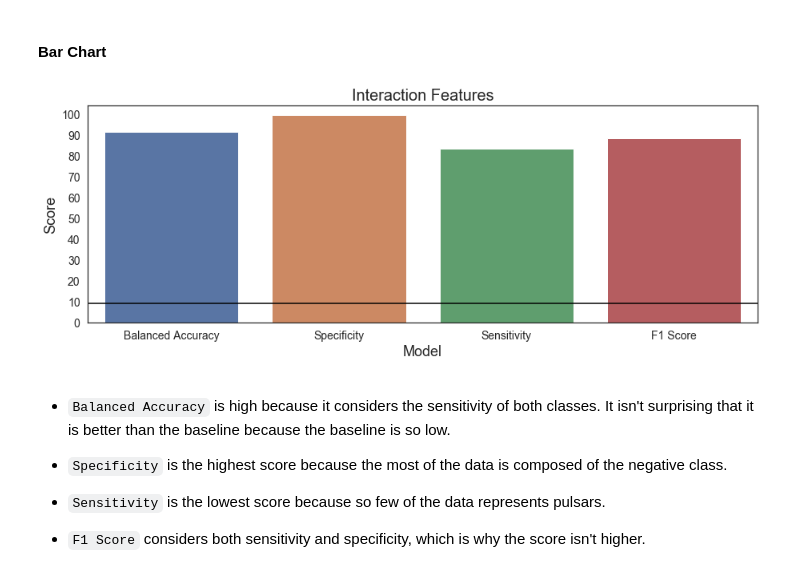
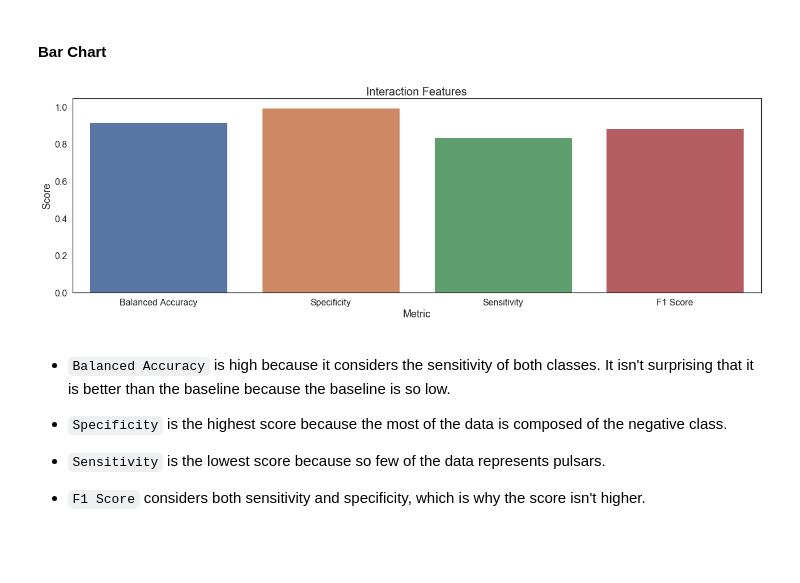
Before and after one commit to a-bergman/Pulsar-Star-Prediction, a Jupyter notebook: Code/Modeling & Evaluation.ipynb, the cells around one changed output. Cells and saved outputs as stored; diff of their text form; code cells hidden in the pictures; blank space fills up the shorter version.

```diff
--- a/Code/Modeling & Evaluation.ipynb
+++ b/Code/Modeling & Evaluation.ipynb
@@ -346,12 +328,5 @@ def create_confusion_matrix(y, y_preds):
 # %% [markdown]
 We will generate two scores based off the confusion matrix: specificity and sensitivity; we will go into what these scores measure in a few cells.
-# %%
-# Calculating specificity from a confusion matrix
-
-def specificity(y, y_pred):
-    cm          = confusion_matrix(y, y_pred)
-    specificity = cm[0,0] / (cm[0,0] + cm[0,1])
-    return specificity
 # %% [markdown]
 In addition to metric scores, we will also calculate a ROC-AUC score.  The ROC (receiver operating characteristic) shows us a binary classification model's ability to distinguish between two classes; we will plot this curve for the best model as determined by metric scores.
 
@@ -797,6 +689,18 @@ def display_side_by_side(*args):
     for df in args:
         html_str += df.to_html()
     display_html(html_str.replace('table', 'table style="display:inline"'), raw = True)
+# %%
+# Ploting A Single Barplot
+
+def barplot(x, y, df, title, label, ylabel, dim):
+    plt.figure(figsize = (18,6), facecolor = "white")
+    plt.title(f"{title}", size = 20)
+    sns.barplot(x = x, y = y, data = df)
+    plt.xlabel(label, size = 18)
+    plt.ylabel(ylabel, size = 18)
+    plt.xticks(size = 16)
+    plt.yticks(size = 16)
+    plt.tight_layout()
 # %% [markdown]
 ### Dataframes
 # %% [markdown]
@@ -860,12 +764,16 @@ We had very good results across the board, but our best model is the model with
 ### Plots
 # %% [markdown]
 #### Bar Chart
-# %%
-plot_scores(df     = scores*100,
-            column = "Interaction Features",
-            label  = "Interaction Features")
-# %% [output]
-[figure, removed]
+# %%
+barplot(x      = scores.index,
+        y      = "Interaction Features",
+        df   = scores,
+        title  = "Interaction Features",
+        label  = "Metric",
+        ylabel = "Score",
+        dim    = (18,6))
+# %% [output]
+[figure, added]
 # %% [markdown]
 - `Balanced Accuracy` is high because it considers the sensitivity of both classes.  It isn't surprising that it is better than the baseline because the baseline is so low.
 
```
Also changed, not shown: parts of 17 cells of this notebook.
